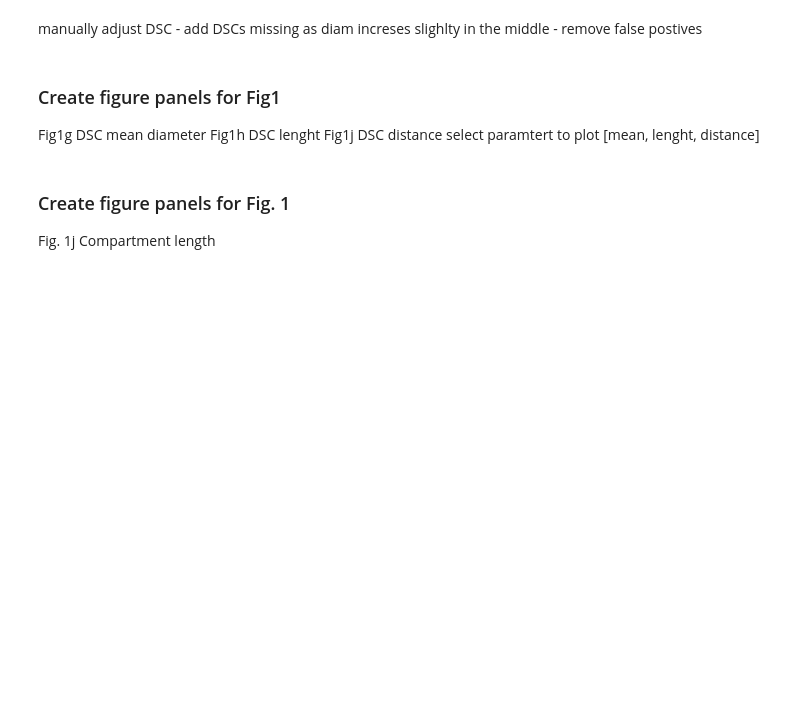
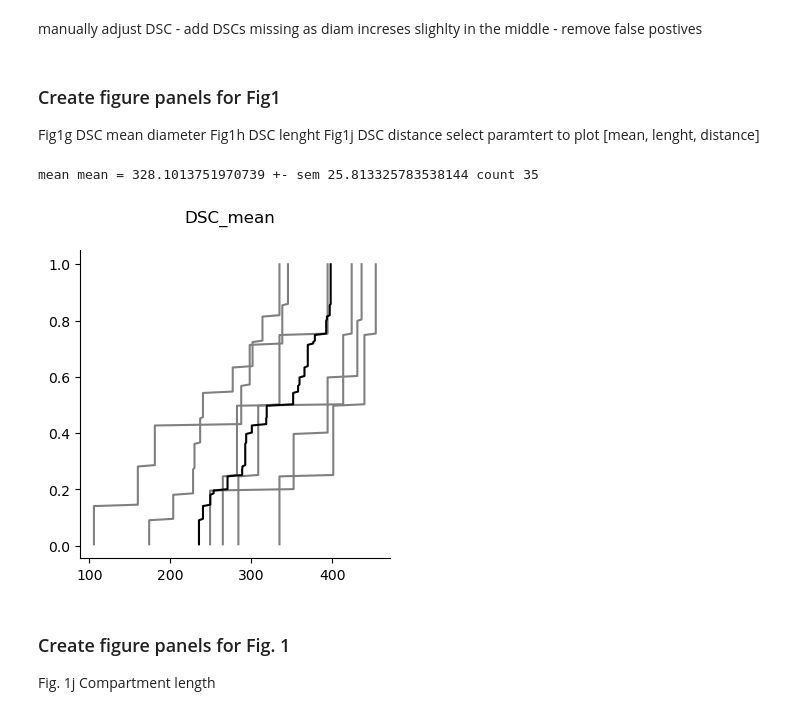
Before and after one commit to tonykelly00/DSC_morphology_pipeline, a Jupyter notebook: notebooks/ExM_analysis.ipynb, the cells around one changed output. Drawn from its saved outputs; the diff is of its cells as text; code cells hidden in the pictures; blank space fills up the shorter version.

```diff
--- a/notebooks/ExM_analysis.ipynb
+++ b/notebooks/ExM_analysis.ipynb
@@ -135,23 +134,26 @@ select paramtert to plot [mean, lenght, distance]
 # %%
 #select property to plot [mean, lenght, distance]
 parameter='mean'
-df= summary_dsc(DGdata, parameter)
+df= summary_dsc(ExMdata, parameter)
 
 # plot the cumulative histogram for each dendrite
 n_bins=200
 n, bins, patches = plt.hist(df.transpose(), n_bins, density=True, histtype='step', cumulative=True)
 # Close the plot to suppress it
 plt.close()
 
 avg_df, bins = avgCDF(df, patches, n_bins, n)
 
 fig, ax = plt.subplots(figsize=(4, 4))
 fig.suptitle("DSC_"+parameter)
 ax.plot(avg_df.iloc[:, :-1], bins, color='grey')
 ax.plot(avg_df.iloc[:, len(avg_df.columns)-1], bins, color='black')
 
 #ax.set_xlim([100,500])
 print(f"{parameter} mean = {df.transpose().mean().mean()} +- sem {df.transpose().mean().sem()} count {df.melt().count().value}")
+# %% [output]
+mean mean = 328.1013751970739 +- sem 25.813325783538144 count 35
+[figure, added]
 # %% [markdown]
 ### Create figure panels for Fig. 1
 Fig. 1j Compartment length
```
Also changed, not shown: parts of 18 cells of this notebook, 6 other files.
